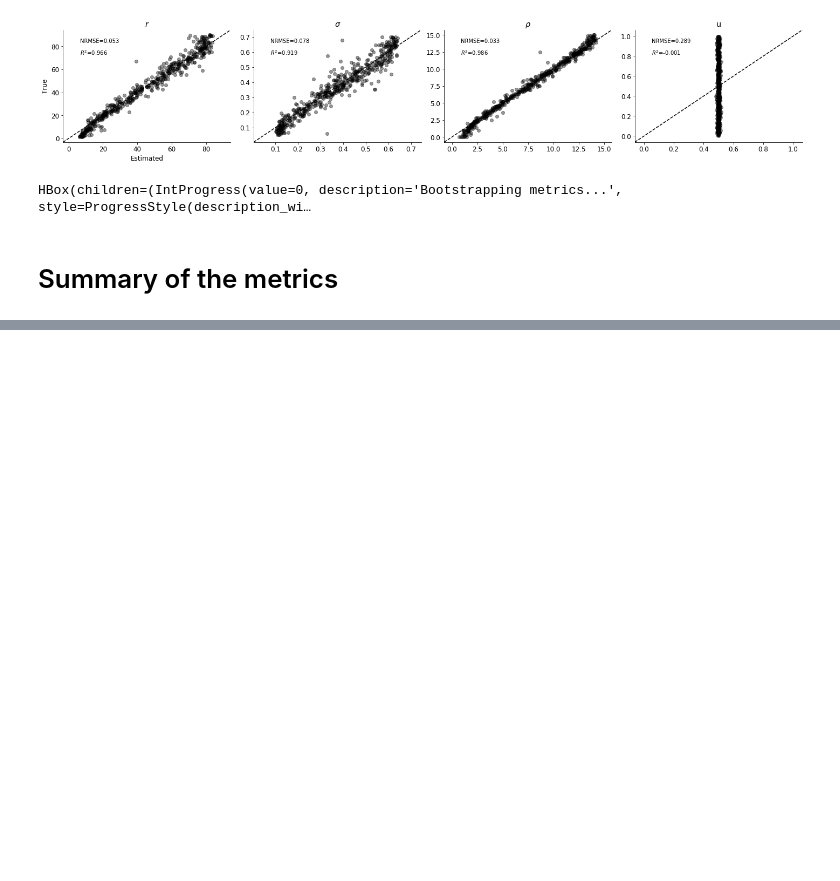
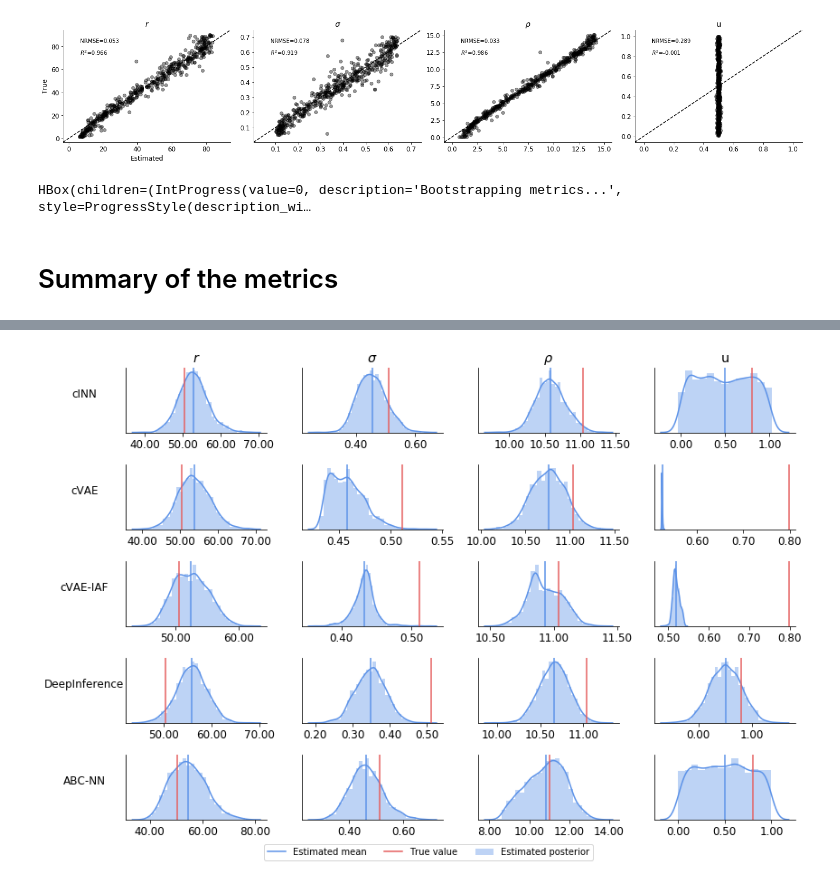
Before and after one commit to stefanradev93/cINN, a Jupyter notebook: Ricker_Comparison.ipynb, the cells around one changed output, grey strips where cells are left out. Drawn from its saved outputs; the diff is of its cells as text; code cells hidden in the pictures; blank space fills up the shorter version.

Commit message:
Add all results

```diff
--- a/Ricker_Comparison.ipynb
+++ b/Ricker_Comparison.ipynb
@@ -692,6 +717,6 @@ def abc_reject(X_ref, theta_ref, X_test, n_samples=2000):
 # %%
 # theta_approx_samples = abc_reject(X_train_ricker, theta_train_ricker, X_test_sum)
 # np.save('sim_data/ricker_results_abcnn/theta_samples_abcnn.npy', theta_approx_samples)
-theta_samples = np.load('sim_data/ricker_results_abcnn/theta_samples_abcnn.npy')
+theta_samples_abcnn = np.load('sim_data/ricker_results_abcnn/theta_samples_abcnn.npy')
 # %%
 plot_true_est_scatter(None, None, theta_test, n_samples_posterior,
@@ -709,0 +803,50 @@ HBox(children=(IntProgress(value=0, description='Bootstrapping metrics...', styl
+# %%
+# Posteriors plots for each method
+models_strs = ['cINN', 'cVAE', 'cVAE-IAF', 'DeepInference', 'ABC-NN']
+
+models_samples = [
+    model.sample(X_test[0:1], n_samples_posterior).numpy(),
+    vae.sample(X_test[0:1], n_samples_posterior).numpy()[:, 0, :],
+    vae_iaf.sample(X_test[0:1], n_samples_posterior).numpy()[:, 0, :],
+    model_di.sample(X_test[0:1], n_samples_posterior).numpy()[:, 0, :],
+    theta_samples_abcnn[:, 0, :]
+]
+
+models_means = [
+    ms.mean(axis=0)
+    for ms in models_samples
+]
+
+true_params = theta_test[0].numpy()
+# %%
+plt.rcParams['font.size'] = 12
+
+f, axarr = plt.subplots(len(models_strs), len(param_names), figsize=(12, 8))
+
+for mi, (model_str, model_samples, sample_means) in enumerate(zip(models_strs, models_samples, models_means)):
+    for pi, p in enumerate(param_names):
+        sns.distplot(model_samples[:, pi], kde=True, hist=True, ax=axarr[mi, pi],
+                     color='#5c92e8', label='Estimated posterior')
+
+
+        # Plot lines for approximate mean, analytic mean and true data-generating value
+        axarr[mi, pi].axvline(sample_means[pi], color='#5c92e8', label='Estimated mean')
+        axarr[mi, pi].axvline(true_params[pi], color='#e55e5e', label='True value')
+        axarr[mi, pi].spines['right'].set_visible(False)
+        axarr[mi, pi].spines['top'].set_visible(False)
+        axarr[mi, pi].xaxis.set_major_formatter(FormatStrFormatter('%.2f'))
+        axarr[mi, pi].get_yaxis().set_ticks([])
+
+        if pi == 0:
+            axarr[mi, pi].set_ylabel(model_str, rotation=0, labelpad=46)
+        if mi == 0:
+            axarr[mi, pi].set_title(p)
+        if mi == 0 and pi == 0:
+            f.legend(loc='lower center', bbox_to_anchor=(0.5, -0.01), ncol=5, fontsize=10, borderaxespad=1)
+
+f.tight_layout()
+f.subplots_adjust(bottom=0.08)
+
+f.savefig('figures/ricker_comparison.png', dpi=600, bbox_inches='tight')
+# %% [output]
+[figure, added]
```
Also changed, not shown: parts of 28 cells of this notebook, 26 other files.
